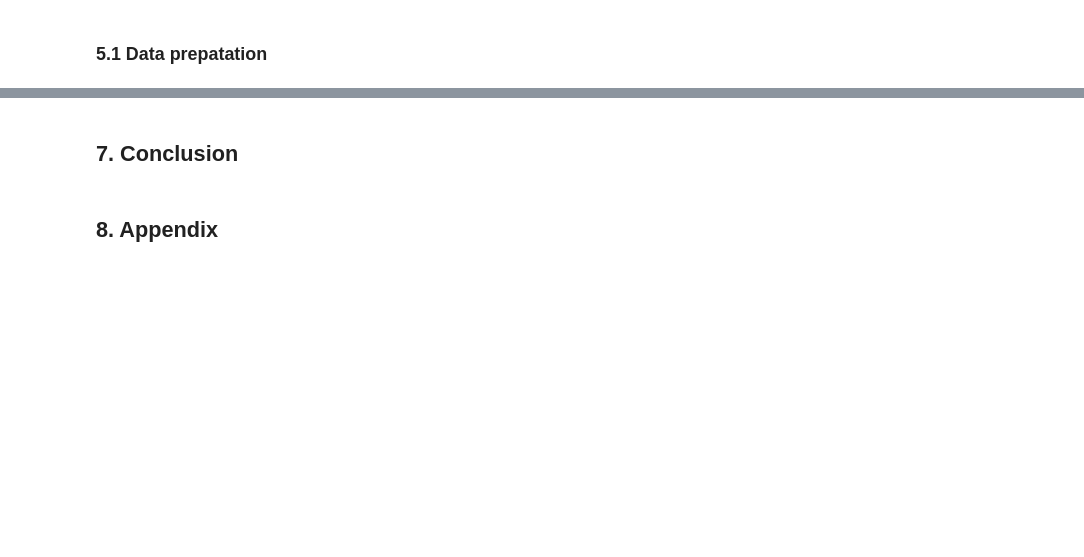
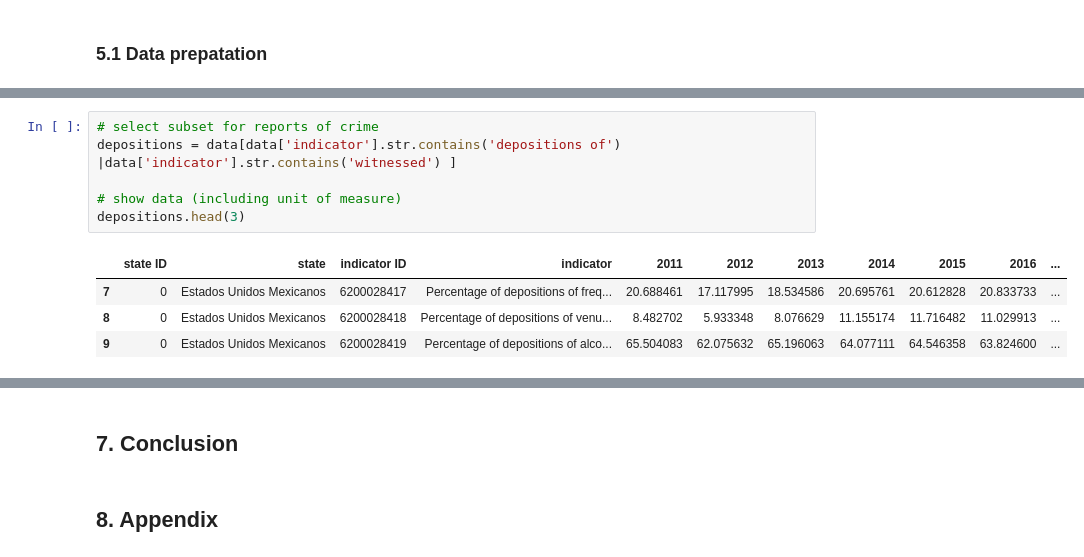
Before and after one commit to irenecelebrin/programming-for-data-analytics, a Jupyter notebook: project/project.ipynb, the cells around one changed output, grey strips where cells are left out. Saved outputs shown, nothing was run; the diff lists cells and outputs as text; blank space fills up the shorter version.

```diff
--- a/project/project.ipynb
+++ b/project/project.ipynb
@@ -1202,0 +1029,11 @@ Create table with correlation
+# %%
+# select subset for reports of crime
+depositions = data[data['indicator'].str.contains('depositions of') |data['indicator'].str.contains('witnessed') ]
+
+# show data (including unit of measure)
+depositions.head(3)
+# %% [output]
+|  | state ID | state | indicator ID | indicator | 2011 | 2012 | 2013 | 2014 | 2015 | 2016 | ... |
+| 7 | 0 | Estados Unidos Mexicanos | 6200028417 | Percentage of depositions of freq... | 20.688461 | 17.117995 | 18.534586 | 20.695761 | 20.612828 | 20.833733 | ... |
+| 8 | 0 | Estados Unidos Mexicanos | 6200028418 | Percentage of depositions of venu... | 8.482702 | 5.933348 | 8.076629 | 11.155174 | 11.716482 | 11.029913 | ... |
+| 9 | 0 | Estados Unidos Mexicanos | 6200028419 | Percentage of depositions of alco... | 65.504083 | 62.075632 | 65.196063 | 64.077111 | 64.546358 | 63.824600 | ... |
```
Also changed, not shown: parts of 39 cells of this notebook.
